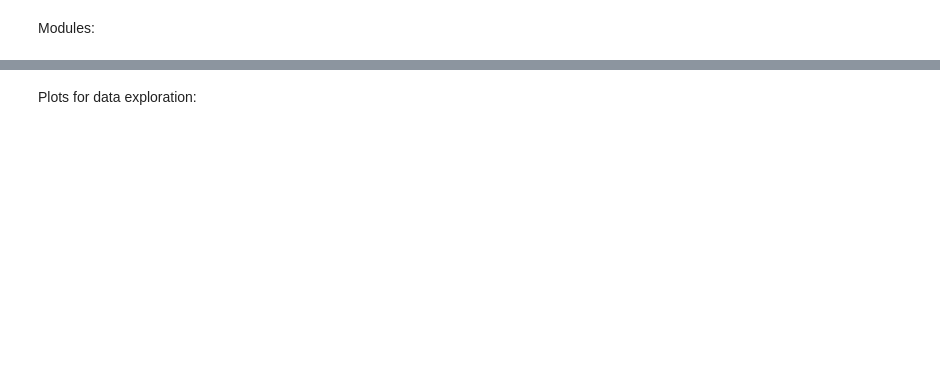
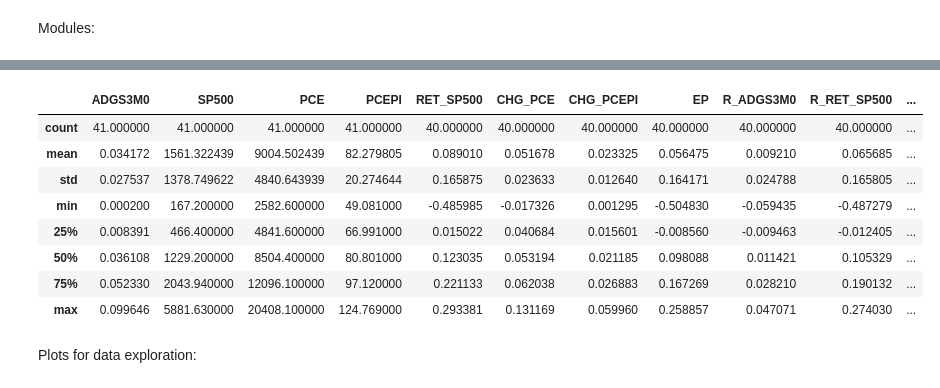
Before and after one commit to mcp656/Seminar, a Jupyter notebook: prescott.ipynb, the cells around one changed output, grey strips where cells are left out. Cells and saved outputs as stored; diff of their text form; code cells hidden in the pictures; blank space fills up the shorter version.

```diff
--- a/prescott.ipynb
+++ b/prescott.ipynb
@@ -140,3 +12,102 @@ df_final.iloc[:,7:].describe()
+# %%
+##### Import data #####
+
+### Monthly SP500 ###
+# Read Excel file for SP500
+SP500 = pd.read_excel('SP500.xlsx', index_col=0)
+
+# Convert index to datetime
+SP500.index = pd.to_datetime(SP500.index)
+
+### Daily DGS3MO ###
+DDGS3MO =  pd.read_csv('DGS3MO.csv', index_col=0)
+
+# Convert index to datetime
+DDGS3MO.index = pd.to_datetime(DDGS3MO.index)
+
+# Rename column
+DDGS3MO.columns = ['DDGS3MO']
+
+### Monthly DGS3MO ###
+MDGS3M0 = DDGS3MO.resample('M').last()
+
+# Change index to first of month
+MDGS3M0.index = MDGS3M0.index.to_period('M').to_timestamp()
+
+# Rename column
+MDGS3M0.columns = ['MDGS3MO']
+
+### Monthly PCE ###
+PCE =  pd.read_csv('PCE.csv', index_col=0)
+
+# Convert index to datetime
+PCE.index = pd.to_datetime(PCE.index)
+
+### Monthly PCEPI ###
+PCEPI =  pd.read_csv('PCEPI.csv', index_col=0)
+
+# Convert index to datetime
+PCEPI.index = pd.to_datetime(PCEPI.index)
+
+##### Convert data to annual changes #####
+
+### Roll over T-Bills each quarter ###
+# Return from holding a 3M T-Bill to maturity
+QDGS3M0 = np.log(1+MDGS3M0/400)
+
+# Simulate annual return from rolling over every 3 months
+ADGS3M0 = (
+    QDGS3M0
+    + QDGS3M0.shift(3)
+    + QDGS3M0.shift(6)
+    + QDGS3M0.shift(9)
+)
+
+# Shift to find realized return
+ADGS3M0 = ADGS3M0.shift(3)
+
+# Rename column
+ADGS3M0.columns = ['ADGS3M0']
+
+##### Join DataFrames #####
+# Join on the dates of ADGS3M0
+df = ADGS3M0.join([SP500, PCE, PCEPI], how='left')
+
+##### Change dates of the DataFrame #####
+# Define start and end dates
+start_date, end_date = '1984-12-01', '2024-12-01'
+
+# Slice the DataFrame between the two dates
+df = df.loc[start_date:end_date]
+
+##### Dataframe for Mehra and Prescott #####
+# Filter for December
+df_MP = df[df.index.month.isin([12])].copy()
+
+# Calculate log return and changes for SP500, PCE, PCEPI and EP
+df_MP["RET_SP500"] = np.log(df_MP["SP500"] / df_MP["SP500"].shift(1))
+df_MP["CHG_PCE"] = np.log(df_MP["PCE"] / df_MP["PCE"].shift(1))
+df_MP["CHG_PCEPI"] = np.log(df_MP["PCEPI"] / df_MP["PCEPI"].shift(1))
+df_MP["EP"] = df_MP["RET_SP500"] - df_MP["ADGS3M0"]
+
+# Real return and changes
+df_MP["R_ADGS3M0"] = df_MP["ADGS3M0"] - df_MP["CHG_PCEPI"]
+df_MP["R_RET_SP500"] = df_MP["RET_SP500"] - df_MP["CHG_PCEPI"]
+df_MP["R_CHG_PCE"] = df_MP["CHG_PCE"] - df_MP["CHG_PCEPI"]
+df_MP["R_EP"]  = df_MP["R_RET_SP500"] - df_MP["R_ADGS3M0"]
+
+# Explore Data (Remember that ADGS3MO counts 1 more than SP500 for EP)
+df_MP.describe()
+# %% [output]
+|  | ADGS3M0 | SP500 | PCE | PCEPI | RET_SP500 | CHG_PCE | CHG_PCEPI | EP | R_ADGS3M0 | R_RET_SP500 | ... |
+| count | 41.000000 | 41.000000 | 41.000000 | 41.000000 | 40.000000 | 40.000000 | 40.000000 | 40.000000 | 40.000000 | 40.000000 | ... |
+| mean | 0.034172 | 1561.322439 | 9004.502439 | 82.279805 | 0.089010 | 0.051678 | 0.023325 | 0.056475 | 0.009210 | 0.065685 | ... |
+| std | 0.027537 | 1378.749622 | 4840.643939 | 20.274644 | 0.165875 | 0.023633 | 0.012640 | 0.164171 | 0.024788 | 0.165805 | ... |
+| min | 0.000200 | 167.200000 | 2582.600000 | 49.081000 | -0.485985 | -0.017326 | 0.001295 | -0.504830 | -0.059435 | -0.487279 | ... |
+| 25% | 0.008391 | 466.400000 | 4841.600000 | 66.991000 | 0.015022 | 0.040684 | 0.015601 | -0.008560 | -0.009463 | -0.012405 | ... |
+| 50% | 0.036108 | 1229.200000 | 8504.400000 | 80.801000 | 0.123035 | 0.053194 | 0.021185 | 0.098088 | 0.011421 | 0.105329 | ... |
+| 75% | 0.052330 | 2043.940000 | 12096.100000 | 97.120000 | 0.221133 | 0.062038 | 0.026883 | 0.167269 | 0.028210 | 0.190132 | ... |
+| max | 0.099646 | 5881.630000 | 20408.100000 | 124.769000 | 0.293381 | 0.131169 | 0.059960 | 0.258857 | 0.047071 | 0.274030 | ... |
 # %% [markdown]
 Plots for data exploration:
 # %%
```
Also changed, not shown: parts of 10 cells of this notebook, 10 other files.
